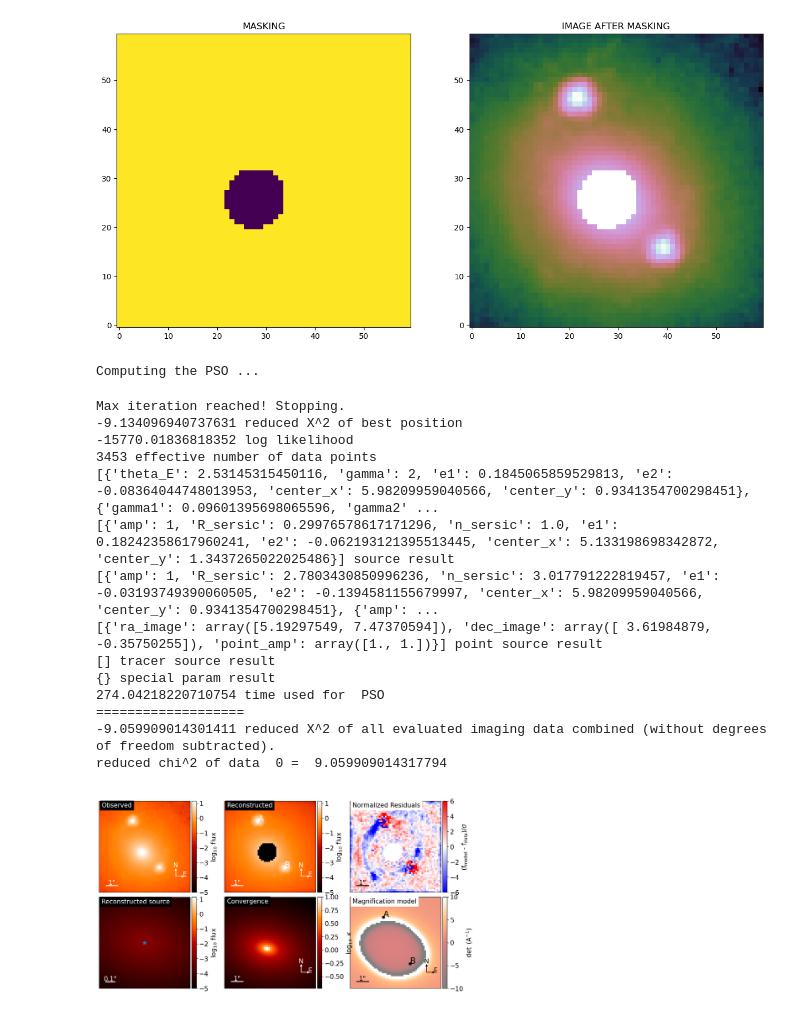
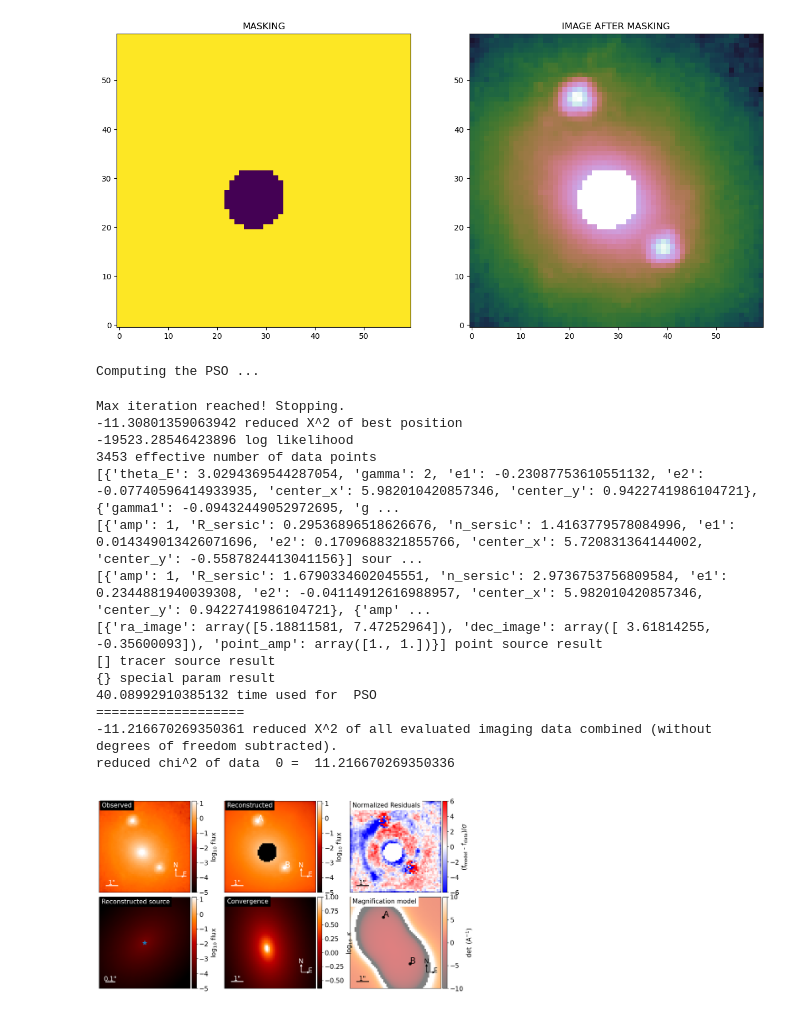
Before and after one commit to brady-ryan/hst_doubles, a Jupyter notebook: cutout_data/J2325-5229/F160W/model_f160w.ipynb, the cells around one changed output. Drawn from its saved outputs; the diff is of its cells as text; code cells hidden in the pictures.

```diff
--- a/cutout_data/J2325-5229/F160W/model_f160w.ipynb
+++ b/cutout_data/J2325-5229/F160W/model_f160w.ipynb
@@ -228,7 +228,7 @@ kwargs_lens_init = [{'theta_E': einstein_rad, 'gamma': 2., 'e1': .0, 'e2': .0, '
 kwargs_lens_light_init = [{'R_sersic': 2., 'n_sersic': 3., 'e1': .1, 'e2': .0, 'center_x': lens_center_x, 'center_y': lens_center_y},
                           #{'amp': 20}]
                           {'R_sersic': 3., 'n_sersic': 4., 'e1': 0.1, 'e2': .0, 'center_x': lens_center_x, 'center_y': lens_center_y}]
-kwargs_source_init = [{'R_sersic': 0.1, 'n_sersic': 1., 'e1': -.1, 'e2': -.1, 'center_x': lens_center_x, 'center_y': lens_center_y}]
+kwargs_source_init = [{'R_sersic': 0.2, 'n_sersic': 1., 'e1': -.1, 'e2': -.1, 'center_x': lens_center_x, 'center_y': lens_center_y}]
 kwargs_ps_init = [{'ra_image': theta_ra, 'dec_image': theta_dec}]
 
 # initial spread in parameter estimation #
@@ -246,7 +246,7 @@ kwargs_lower_lens = [{'theta_E': 0.01, 'gamma': 1., 'e1': -0.25, 'e2': -0.25, 'c
 kwargs_lower_lens_light = [{'R_sersic': 0.5, 'n_sersic': 0.5, 'e1': -0.25, 'e2': - 0.25, 'center_x': -10, 'center_y': -10},
                            #{'amp': -100}]
                            {'R_sersic': 0.5, 'n_sersic': 0.5, 'e1': -0.25, 'e2': - 0.25, 'center_x': -10, 'center_y': -10}]
-kwargs_lower_source = [{'R_sersic': 0.01, 'n_sersic': 1., 'e1': -0.25, 'e2': -0.25, 'center_x': -10, 'center_y': -10}]
+kwargs_lower_source = [{'R_sersic': 0.01, 'n_sersic': 0.5, 'e1': -0.25, 'e2': -0.25, 'center_x': -10, 'center_y': -10}]
 kwargs_lower_ps = [{'ra_image': -10 * np.ones_like(theta_ra), 'dec_image': -10 * np.ones_like(theta_dec)}]
 
 # hard bound upper limit in parameter space #
@@ -255,50 +255,50 @@ kwargs_upper_lens = [{'theta_E': 10, 'gamma': 3., 'e1': 0.25, 'e2': 0.25, 'cente
 kwargs_upper_lens_light = [{'R_sersic': 10, 'n_sersic': 5., 'e1': 0.25, 'e2': 0.25, 'center_x': lens_center_x + 1, 'center_y': 10},
                            #{'amp': 100}]
                            {'R_sersic': 10, 'n_sersic': 5., 'e1': 0.25, 'e2': 0.25, 'center_x': lens_center_x + 1, 'center_y': 10}]
-kwargs_upper_source = [{'R_sersic': .3, 'n_sersic': 1., 'e1': 0.25, 'e2': 0.25, 'center_x': lens_center_x + 1, 'center_y': 10}]
+kwargs_upper_source = [{'R_sersic': .3, 'n_sersic': 1.5, 'e1': 0.25, 'e2': 0.25, 'center_x': lens_center_x + 1, 'center_y': 10}]
 kwargs_upper_ps = [{'ra_image': 12 * np.ones_like(theta_ra), 'dec_image': 10 * np.ones_like(theta_dec)}]
 
 
 lens_params = [kwargs_lens_init, kwargs_lens_sigma, [{'gamma': 2}, {'ra_0': 0, 'dec_0': 0}], kwargs_lower_lens, kwargs_upper_lens]
 lens_light_params = [kwargs_lens_light_init, kwargs_lens_light_sigma, [{}, {}], kwargs_lower_lens_light, kwargs_upper_lens_light]
 source_params = [kwargs_source_init, kwargs_source_sigma, [{}], kwargs_lower_source, kwargs_upper_source]
 ps_params = [kwargs_ps_init, kwargs_ps_sigma, [{}], kwargs_lower_ps, kwargs_upper_ps]
 
 kwargs_params = {'lens_model': lens_params,
                  'source_model': source_params,
                 'lens_light_model': lens_light_params,
                 'point_source_model': ps_params}
 
 from lenstronomy.Workflow.fitting_sequence import FittingSequence
 fitting_seq = FittingSequence(kwargs_data_joint, kwargs_model, kwargs_constraints, kwargs_likelihood, kwargs_params)
 
 
-fitting_kwargs_list = [['PSO', {'sigma_scale': 1., 'n_particles': 100, 'n_iterations': 500}]]
+fitting_kwargs_list = [['PSO', {'sigma_scale': 1., 'n_particles': 100, 'n_iterations': 100}]]
 
 chain_list = fitting_seq.fit_sequence(fitting_kwargs_list)
 kwargs_result = fitting_seq.best_fit()
 multi_band_list = fitting_seq.multi_band_list
 
 modelPlot = ModelPlot(multi_band_list, kwargs_model, kwargs_result, image_likelihood_mask_list=kwargs_likelihood["image_likelihood_mask_list"], arrow_size=0.02, cmap_string="gist_heat")
 f, axes = modelPlot.plot_main()
 f.show()
 # %% [output]
 Computing the PSO ...
 Max iteration reached! Stopping.
--9.134096940737631 reduced X^2 of best position
--15770.01836818352 log likelihood
+-11.30801359063942 reduced X^2 of best position
+-19523.28546423896 log likelihood
 3453 effective number of data points
-[{'theta_E': 2.53145315450116, 'gamma': 2, 'e1': 0.1845065859529813, 'e2': -0.08364044748013953, 'center_x': 5.98209959040566, 'center_y': 0.9341354700298451}, {'gamma1': 0.09601395698065596, 'gamma2' ...
-[{'amp': 1, 'R_sersic': 0.29976578617171296, 'n_sersic': 1.0, 'e1': 0.18242358617960241, 'e2': -0.062193121395513445, 'center_x': 5.133198698342872, 'center_y': 1.3437265022025486}] source result
-[{'amp': 1, 'R_sersic': 2.7803430850996236, 'n_sersic': 3.017791222819457, 'e1': -0.03193749390060505, 'e2': -0.1394581155679997, 'center_x': 5.98209959040566, 'center_y': 0.9341354700298451}, {'amp': ...
-[{'ra_image': array([5.19297549, 7.47370594]), 'dec_image': array([ 3.61984879, -0.35750255]), 'point_amp': array([1., 1.])}] point source result
+[{'theta_E': 3.0294369544287054, 'gamma': 2, 'e1': -0.23087753610551132, 'e2': -0.07740596414933935, 'center_x': 5.982010420857346, 'center_y': 0.9422741986104721}, {'gamma1': -0.09432449052972695, 'g ...
+[{'amp': 1, 'R_sersic': 0.29536896518626676, 'n_sersic': 1.4163779578084996, 'e1': 0.014349013426071696, 'e2': 0.1709688321855766, 'center_x': 5.720831364144002, 'center_y': -0.5587824413041156}] sour ...
+[{'amp': 1, 'R_sersic': 1.6790334602045551, 'n_sersic': 2.9736753756809584, 'e1': 0.2344881940039308, 'e2': -0.04114912616988957, 'center_x': 5.982010420857346, 'center_y': 0.9422741986104721}, {'amp' ...
+[{'ra_image': array([5.18811581, 7.47252964]), 'dec_image': array([ 3.61814255, -0.35600093]), 'point_amp': array([1., 1.])}] point source result
 [] tracer source result
 {} special param result
-274.04218220710754 time used for  PSO
+40.08992910385132 time used for  PSO
 ===================
--9.059909014301411 reduced X^2 of all evaluated imaging data combined (without degrees of freedom subtracted).
-reduced chi^2 of data  0 =  9.059909014317794
+-11.216670269350361 reduced X^2 of all evaluated imaging data combined (without degrees of freedom subtracted).
+reduced chi^2 of data  0 =  11.216670269350336
-[figure, old version]
+[figure, new version]
 # %%
 #now we run an iterative PSF reconstruction with the best fit model of the previous run
 method_PSF_iteration = 'stack' #use 'STARRED' to use the STARRED method for PSF reconstruction or 'stack' to use the standard lenstronomy stacking method
```
Also changed, not shown: parts of 4 cells of this notebook, 2 other files.
